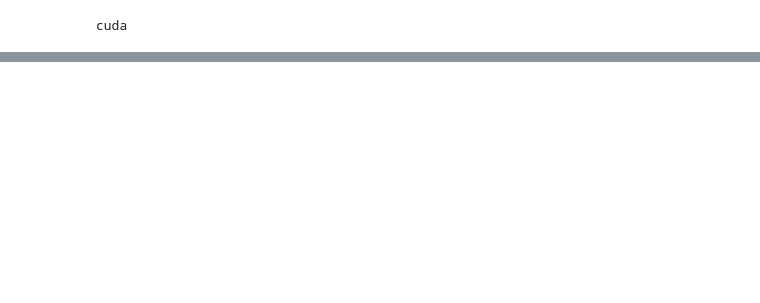
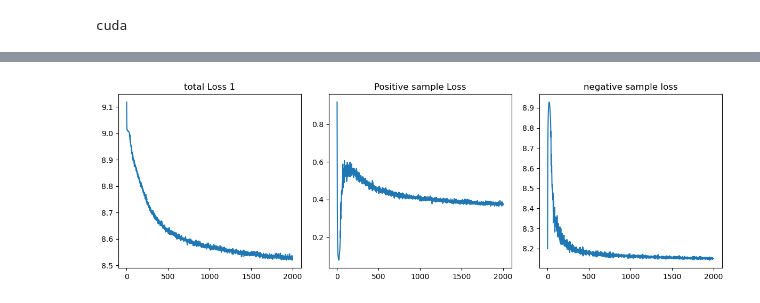
Before and after one commit to Tsuchijo/CEBRA-training, a Jupyter notebook: training_pipeline.ipynb, the cells around one changed output, grey strips where cells are left out. Saved outputs shown, nothing was run; the diff lists cells and outputs as text; code cells hidden in the pictures; blank space fills up the shorter version.

```diff
--- a/training_pipeline.ipynb
+++ b/training_pipeline.ipynb
@@ -151,18 +202,18 @@ def partial_train(brain_paths, behavior_paths, min, max, slice_size, num_steps,
     return solver
 # %%
-model = partial_train([neural_data_paths[0]],
-            [dino_paths[0]],
-            min=0.4,
+model = partial_train(neural_data_paths,
+            dino_paths,
+            min=0.0,
             max=0.8,
-            slice_size=0.4,
-            num_steps=2500,
-            time_offset=10,
+            slice_size=0.8,
+            num_steps=2000,
+            time_offset=20,
             conditional='time_delta',
-            batch_size=128,
-            cebra_offset=cebra.data.datatypes.Offset(0,1),
+            batch_size=1024,
+            cebra_offset=cebra.data.datatypes.Offset(2,3),
             hidden_units=128,
             output_dimension=8,
-            model_name='offset1-model',
+            model_name='convolutional-model-offset11',
             device='cuda:0'
           )
 # %% [output]
@@ -213,0 +240,20 @@ Training complete, saving model
+# %%
+fig, axes = plt.subplots(1, 3, figsize=(12, 4))  # Adjust figsize as per your requirements
+axes[0].plot(model.log['total'])  # Replace x1 and y1 with your data for the first plot
+axes[0].set_title('total Loss 1')
+
+# Plot the second value
+axes[1].plot(model.log['pos'])  # Replace x2 and y2 with your data for the second plot
+axes[1].set_title('Positive sample Loss')
+
+# Plot the third value
+axes[2].plot(model.log['neg'])  # Replace x3 and y3 with your data for the third plot
+axes[2].set_title('negative sample loss')
+
+# Adjust the spacing between subplots
+plt.tight_layout()
+
+# Display the plots
+plt.show()
+# %% [output]
+[figure, added]
```
Also changed, not shown: parts of 11 cells of this notebook, 4 other files.
